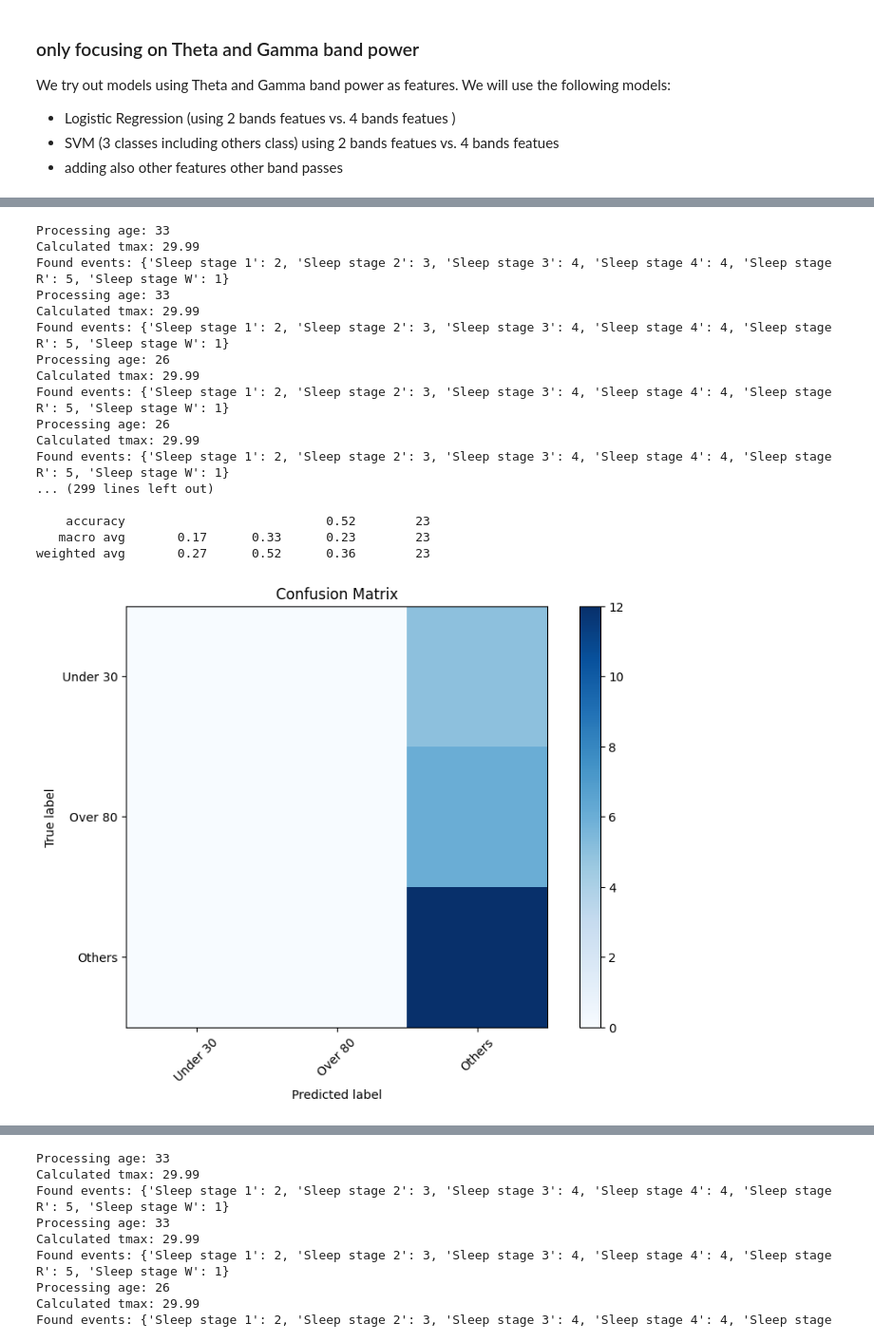
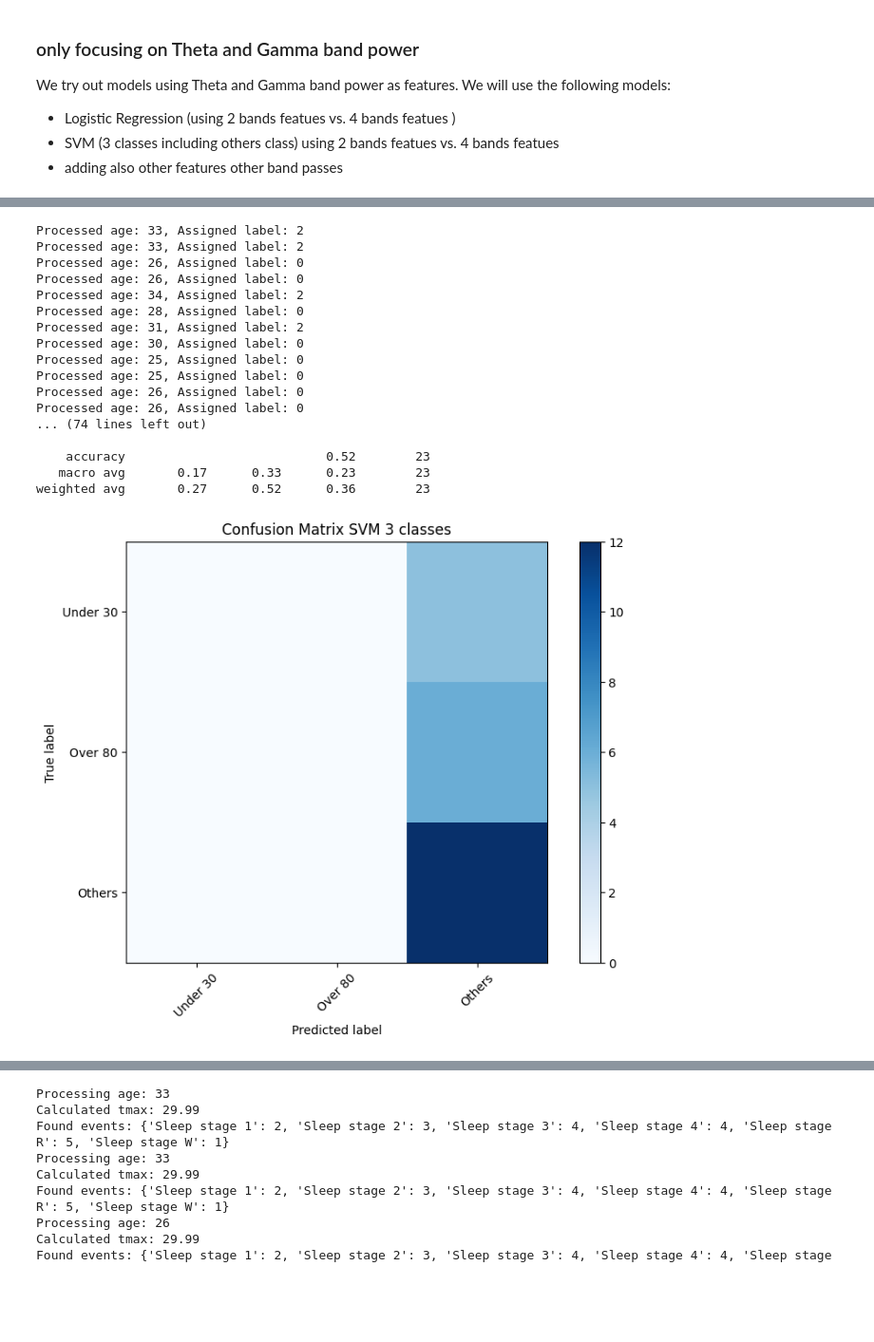
Before and after one commit to rfahrn/Time-Series-Exercises, a Jupyter notebook: project_part5.ipynb, the cells around one changed output, grey strips where cells are left out. Shown at 95% size. Cells and saved outputs as stored; diff of their text form; code cells hidden in the pictures; blank space fills up the shorter version.

```diff
--- a/project_part5.ipynb
+++ b/project_part5.ipynb
@@ -129,7 +133,7 @@ raws[0].plot() # before preprocessing
 [figure]
 [figure]
 # %%
-l_freq, h_freq = 0, 50 # filter between 0.3 and 30 Hz
+l_freq, h_freq = 0.3, 30 # filter between 0.3 and 30 Hz
 
 for raw in raws:
     raw.filter(l_freq=l_freq, h_freq=h_freq, fir_design='firwin')
@@ -432,7 +609,7 @@ def multi_class_classification(features_list, labels):
     cm = confusion_matrix(y_test, predictions)
     plt.figure(figsize=(8, 6))
     plt.imshow(cm, interpolation='nearest', cmap=plt.cm.Blues)
-    plt.title('confusion matrix')
+    plt.title('confusion matrix LR 3 classes')
     plt.colorbar()
     tick_marks = np.arange(3)
     plt.xticks(tick_marks, ['under 30', 'over 80', 'Others'], rotation=45)
@@ -448,7 +625,7 @@ def main(grouped_epochs):
 
     for epochs, age in grouped_epochs:
         if epochs is not None:
-            features = calculate_band_power1(epochs)
+            features = calculate_band_power2(epochs)
             features_list.append(features)
             if age <= 30:
                 label = 0
@@ -505,7 +689,7 @@ def multi_class_classification(features_list, labels):
     cm = confusion_matrix(y_test, predictions)
     plt.figure(figsize=(8, 6))
     plt.imshow(cm, interpolation='nearest', cmap=plt.cm.Blues)
-    plt.title('Confusion Matrix')
+    plt.title('Confusion Matrix SVM 3 classes')
     plt.colorbar()
     tick_marks = np.arange(3)
     plt.xticks(tick_marks, ['Under 30', 'Over 80', 'Others'], rotation=45)
@@ -518,48 +702,48 @@ def multi_class_classification(features_list, labels):
 def main(grouped_epochs):
     features_list = []
     labels = []
 
     for epochs, age in grouped_epochs:
         if epochs is not None:
-            features = calculate_band_power1(epochs) # only 2 bands test
+            features = calculate_band_power2(epochs) # only 2 bands test
             features_list.append(features)
             if age <= 30:
                 label = 0
             elif age >= 80:
                 label = 1
             else:
                 label = 2  # other ages
             labels.append(label)
             print(f"Processed age: {age}, Assigned label: {label}")
 
     if features_list:
         print(f"Total samples: {len(labels)}, Labels: {labels}")
         multi_class_classification(features_list, labels)
     else:
         print("Not enough data for analysis.")
 
 # Usage example
 grouped_epochs = [extract_epochs_with_grouping(raw, age) for raw, age in zip(raws, ages)]
 main(grouped_epochs)
 # %% [output]
-Processing age: 33
-Calculated tmax: 29.99
-Found events: {'Sleep stage 1': 2, 'Sleep stage 2': 3, 'Sleep stage 3': 4, 'Sleep stage 4': 4, 'Sleep stage R': 5, 'Sleep stage W': 1}
-Processing age: 33
-Calculated tmax: 29.99
-Found events: {'Sleep stage 1': 2, 'Sleep stage 2': 3, 'Sleep stage 3': 4, 'Sleep stage 4': 4, 'Sleep stage R': 5, 'Sleep stage W': 1}
-Processing age: 26
-Calculated tmax: 29.99
-Found events: {'Sleep stage 1': 2, 'Sleep stage 2': 3, 'Sleep stage 3': 4, 'Sleep stage 4': 4, 'Sleep stage R': 5, 'Sleep stage W': 1}
-Processing age: 26
-Calculated tmax: 29.99
-Found events: {'Sleep stage 1': 2, 'Sleep stage 2': 3, 'Sleep stage 3': 4, 'Sleep stage 4': 4, 'Sleep stage R': 5, 'Sleep stage W': 1}
-... (299 lines left out)
+Processed age: 33, Assigned label: 2
+Processed age: 33, Assigned label: 2
+Processed age: 26, Assigned label: 0
+Processed age: 26, Assigned label: 0
+Processed age: 34, Assigned label: 2
+Processed age: 28, Assigned label: 0
+Processed age: 31, Assigned label: 2
+Processed age: 30, Assigned label: 0
+Processed age: 25, Assigned label: 0
+Processed age: 25, Assigned label: 0
+Processed age: 26, Assigned label: 0
+Processed age: 26, Assigned label: 0
+... (74 lines left out)
 
     accuracy                           0.52        23
    macro avg       0.17      0.33      0.23        23
 weighted avg       0.27      0.52      0.36        23
-[figure, old version]
+[figure, new version]
 # %%
 
 # binary classification two classes using 4 bands/features
```
Also changed, not shown: parts of 12 cells of this notebook, 5 other files.
